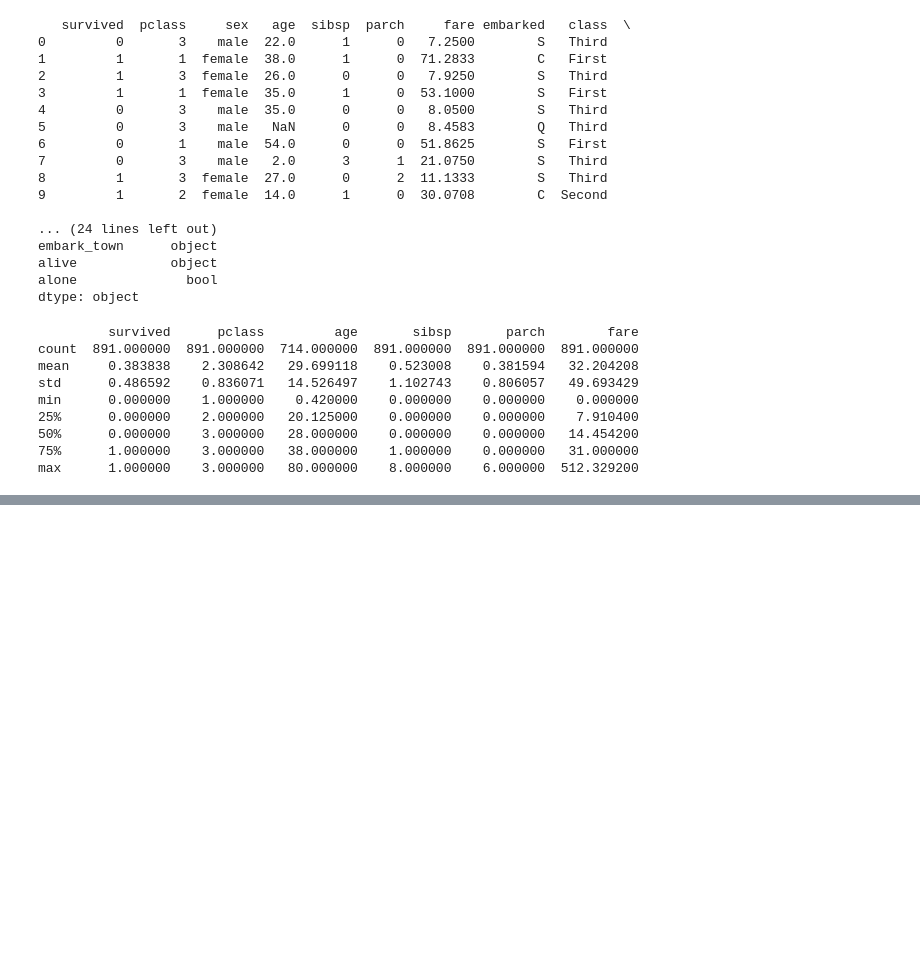
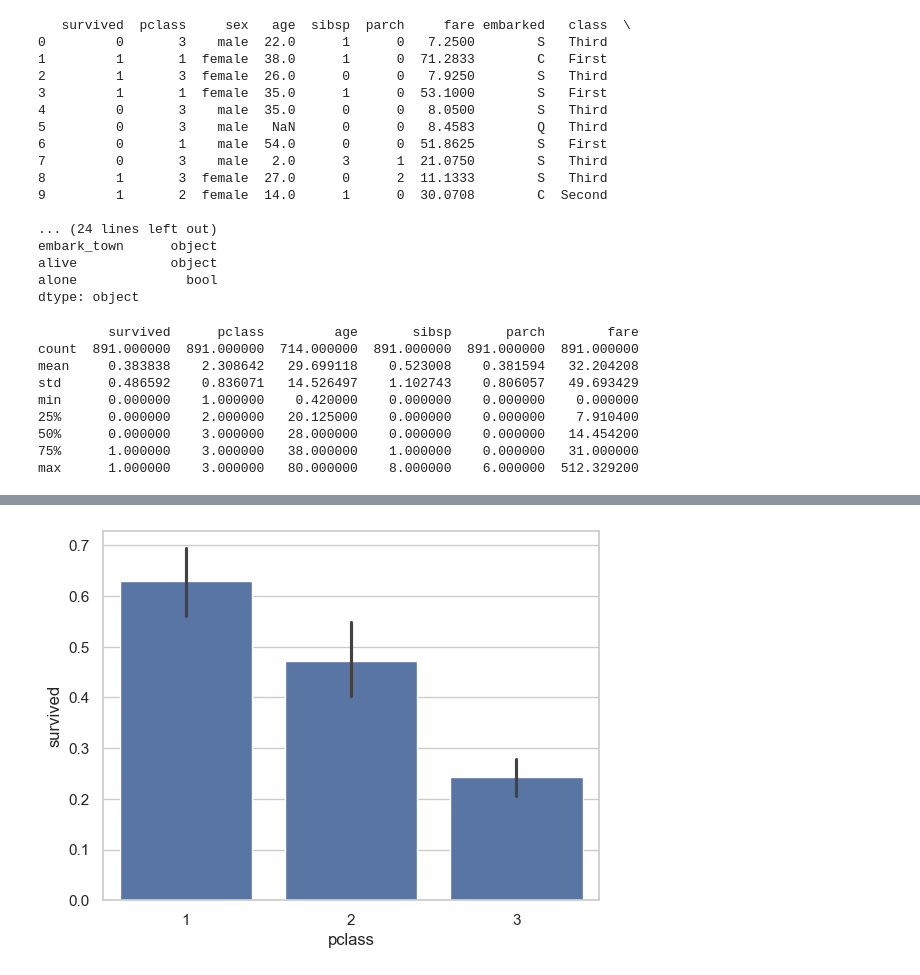
Before and after one commit to Brennanlehman/datafun-06-eda, a Jupyter notebook: blehman_eda.ipynb, the cells around one changed output, grey strips where cells are left out. Saved outputs shown, nothing was run; the diff lists cells and outputs as text; code cells hidden in the pictures; blank space fills up the shorter version.

```diff
--- a/blehman_eda.ipynb
+++ b/blehman_eda.ipynb
@@ -109,0 +118,11 @@ plt.show()
+# %%
+# Renaming Column
+# Function to rename a column
+def rename_column(df, old_column, new_column):
+    df = df.rename(columns={old_column: new_column})
+    return df
+
+# Rename the 'sibsp' column to 'siblings_spouses_aboard'
+df = rename_column(df, 'sibsp', 'siblings_spouses_aboard')
+
+print(df.dtypes)
@@ -109,0 +150,8 @@ plt.show()
+# %%
+# Insert a new column
+
+# Insert a new column 'new_column' with dummy values
+df['first_time_passenger'] = 'yes'
+
+# Print the DataFrame to verify the new column
+print(df.head())
@@ -109,0 +188,5 @@ plt.show()
+# %%
+# Barplot of Survival by Passenger Class
+sns.barplot(x="pclass", y="survived", data=df);
+# %% [output]
+[figure, added]
```
Also changed, not shown: parts of 22 cells of this notebook, 1 other file.
